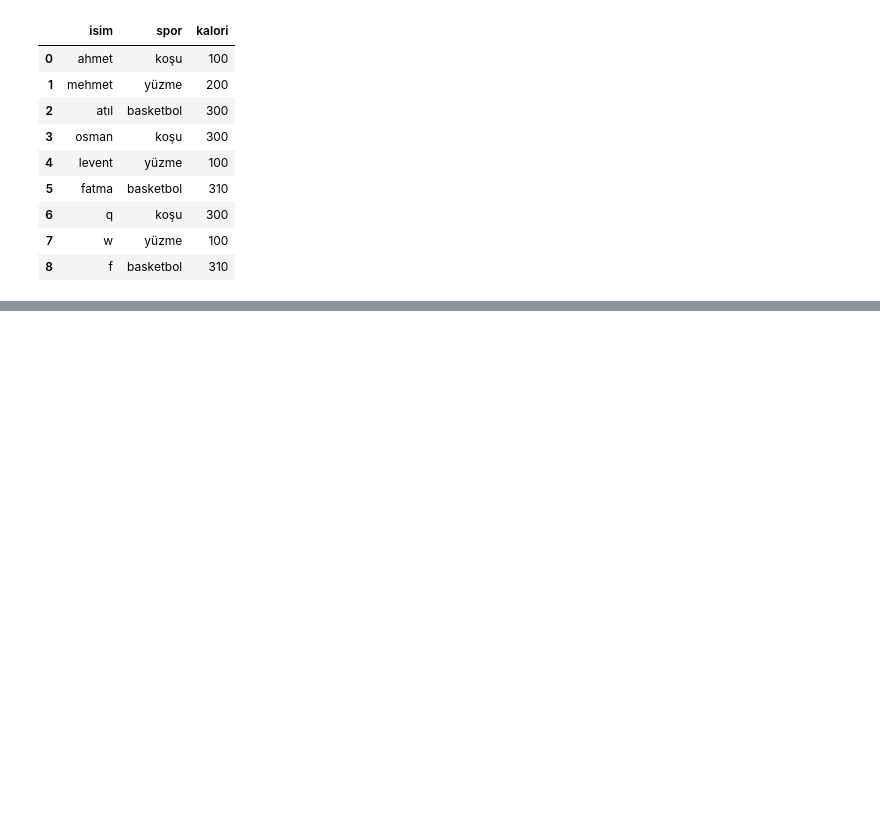
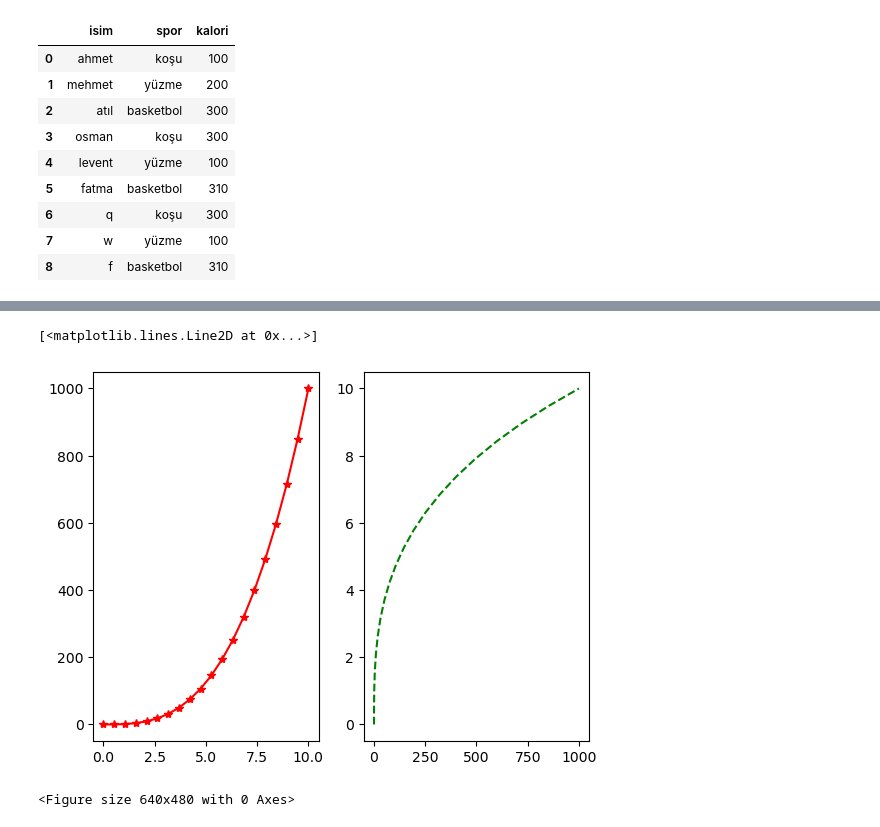
Before and after one commit to erhanbarisolmez/ml--tensorflow_btk, a Jupyter notebook: TensorFlow/eksik_veriler.ipynb, the cells around one changed output, grey strips where cells are left out. Saved outputs shown, nothing was run; the diff lists cells and outputs as text; code cells hidden in the pictures; blank space fills up the shorter version.

```diff
--- a/TensorFlow/eksik_veriler.ipynb
+++ b/TensorFlow/eksik_veriler.ipynb
@@ -214,0 +258,12 @@ pd.merge(mergeFrame1,mergeFrame2, on="isim")
+# %%
+plt.subplot(1,2,1)
+plt.plot(numpyDizisi, numpyDizisi2, "r*-")
+plt.subplot(1,2,2)
+plt.plot(numpyDizisi2, numpyDizisi, "g--")
+# %% [output]
+[<matplotlib.lines.Line2D at 0x...>]
+[figure, added]
+# %%
+benimFigure = plt.figure()
+# %% [output]
+<Figure size 640x480 with 0 Axes>
```
Also changed, not shown: parts of 14 cells of this notebook.
